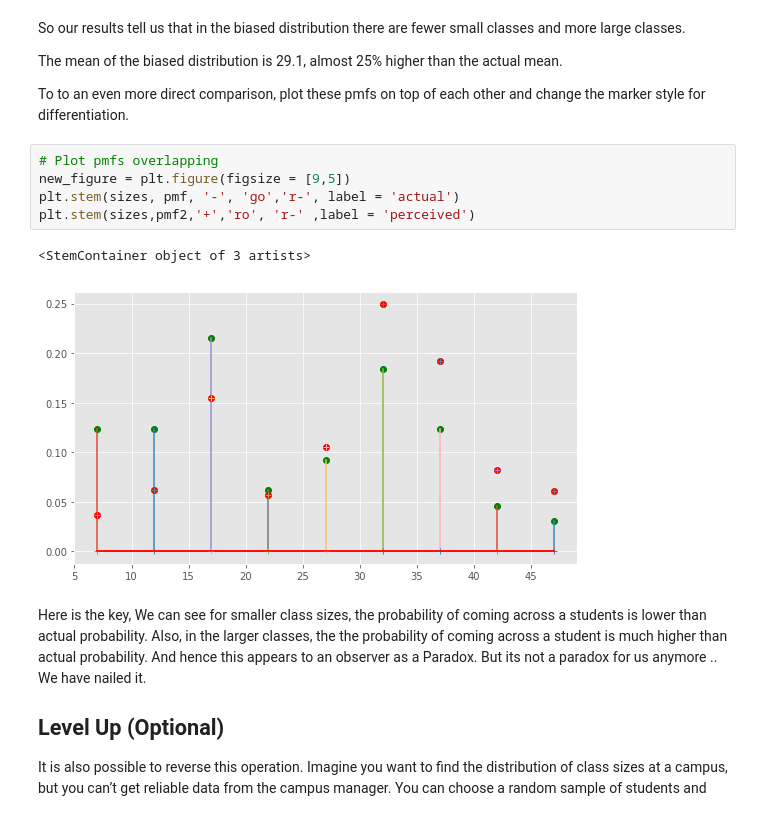
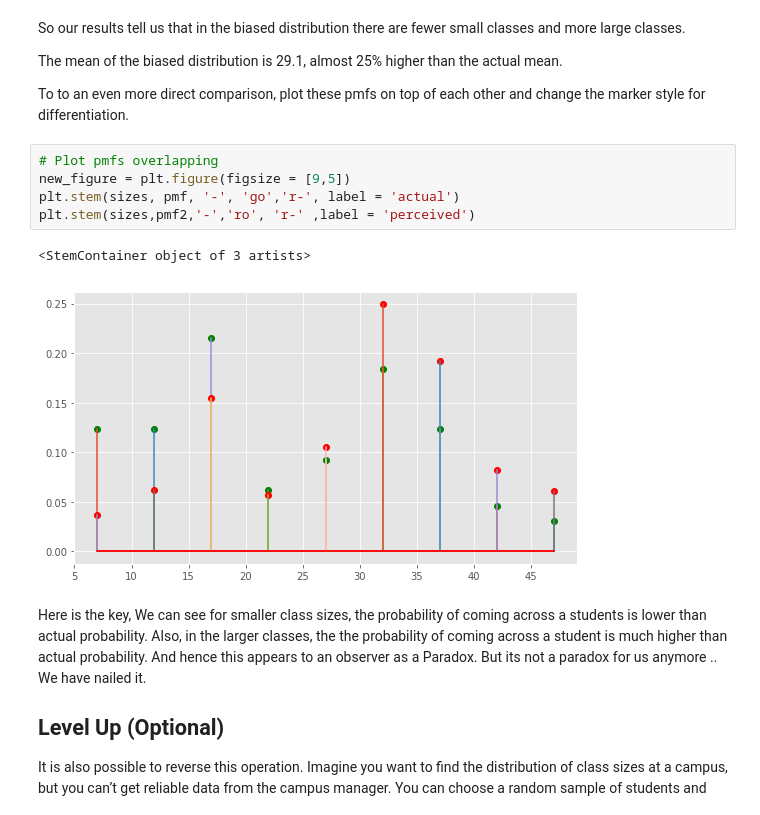
Before and after one commit to AR3441/dsc-1-09-07-the-probability-mass-function-lab-nyc-ds-career-031119, a Jupyter notebook: index.ipynb, the cells around one changed output. Drawn from its saved outputs; the diff is of its cells as text.

```diff
--- a/index.ipynb
+++ b/index.ipynb
@@ -215,11 +215,11 @@ To to an even more direct comparison, plot these pmfs on top of each other and c
 # %%
 # Plot pmfs overlapping
 new_figure = plt.figure(figsize = [9,5])
 plt.stem(sizes, pmf, '-', 'go','r-', label = 'actual')
-plt.stem(sizes,pmf2,'+','ro', 'r-' ,label = 'perceived')
+plt.stem(sizes,pmf2,'-','ro', 'r-' ,label = 'perceived')
 # %% [output]
 <StemContainer object of 3 artists>
-[figure, old version]
+[figure, new version]
 # %% [markdown]
 Here is the key, We can see for smaller class sizes, the probability of coming across a students is lower than actual probability. Also, in the larger classes, the the probability of coming across a student is much higher than actual probability. And hence this appears to an observer as a Paradox. But its not a paradox for us anymore .. We have nailed it.
 
```
